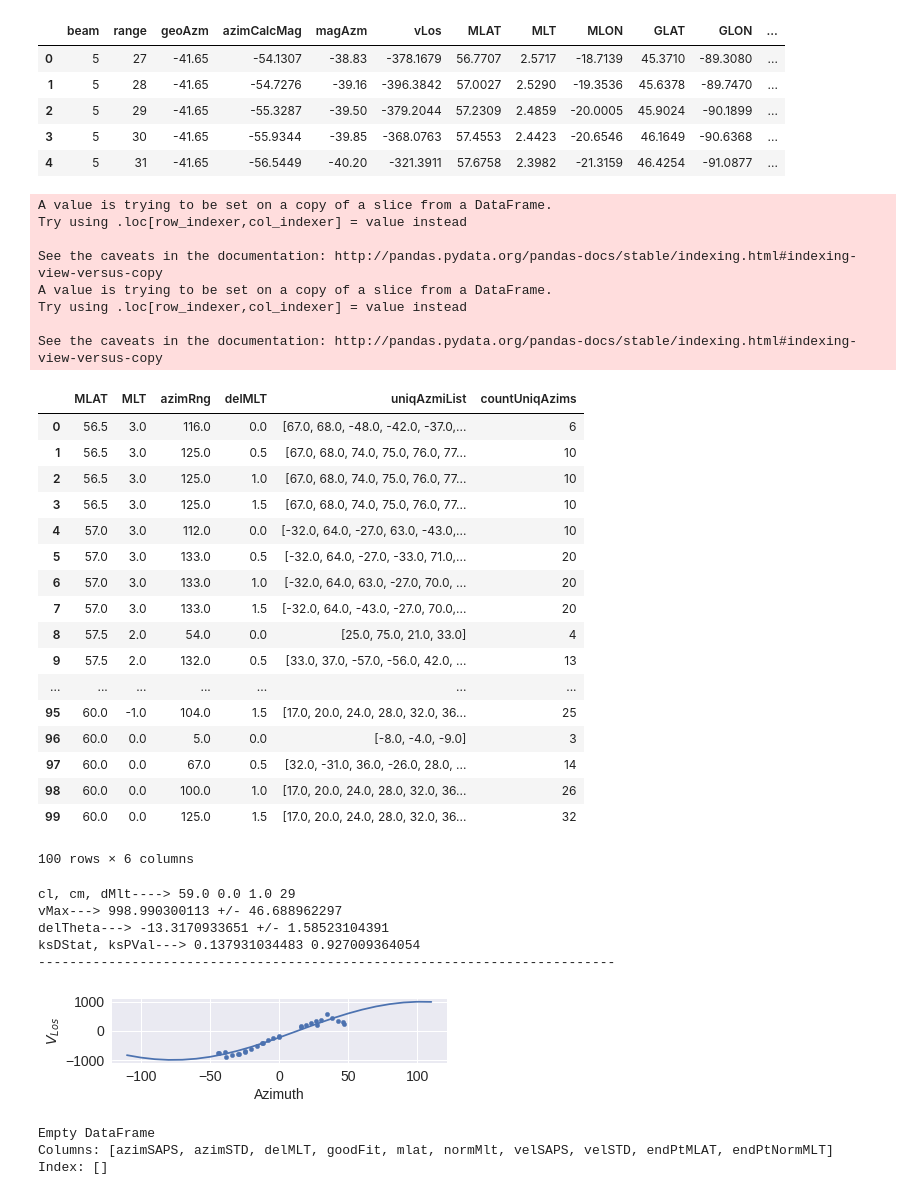
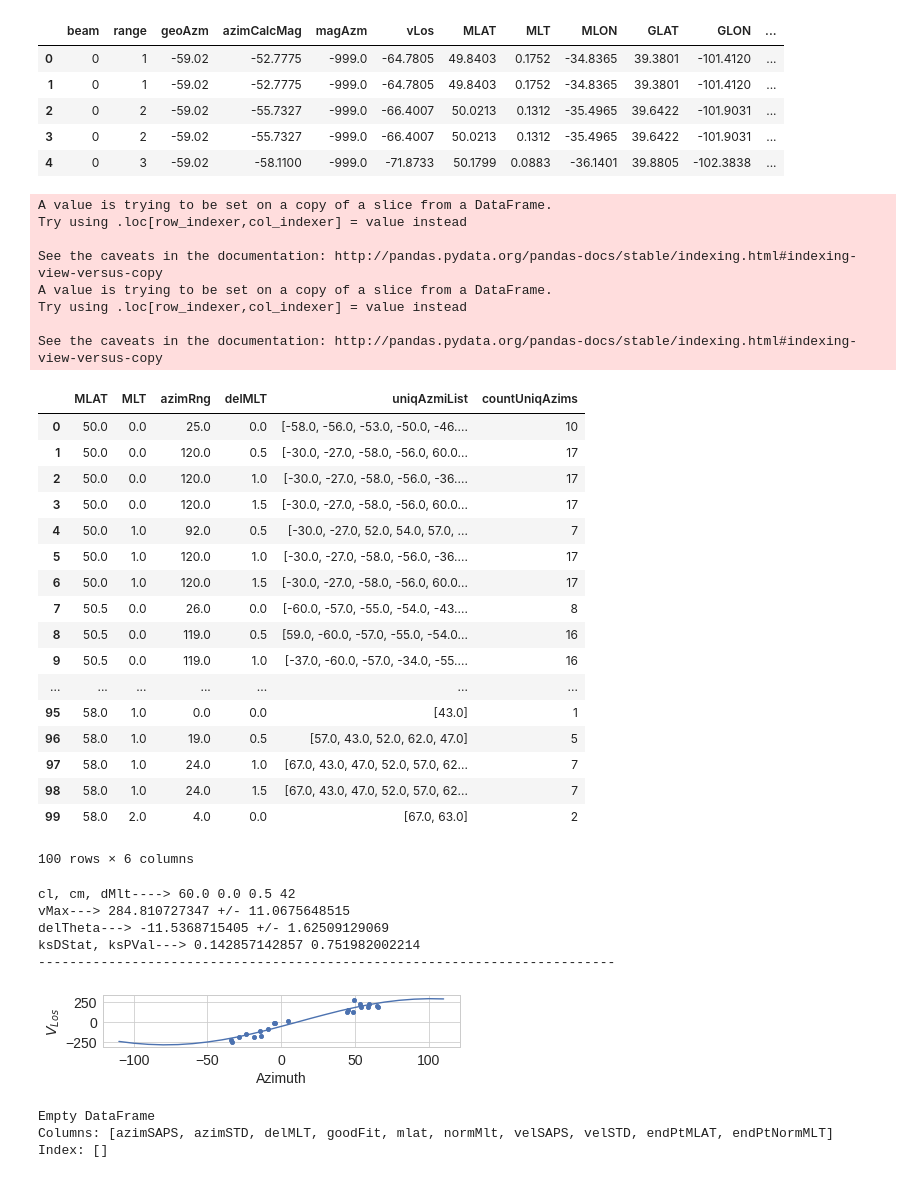
Before and after one commit to bharatreddy/indsvels, a Jupyter notebook: ipy/lshell-box.ipynb, the cells around one changed output. Saved outputs shown, nothing was run; the diff lists cells and outputs as text; code cells hidden in the pictures.

```diff
--- a/ipy/lshell-box.ipynb
+++ b/ipy/lshell-box.ipynb
@@ -14,7 +14,7 @@ from matplotlib import ticker
 from matplotlib import rcParams
 # %%
 # some constants and cutoffs
-mincutOffLosVel = 50.
+mincutOffLosVel = 10.
 maxcutOffLosVel = 2500.
 mincutOffspWdth = 10.
 maxcutOffspWdth = 500.
@@ -37,7 +37,7 @@ mltFitRange = 1.5
 inpCols = [ "beam", "range", "geoAzm", "azimCalcMag", "magAzm", "vLos"\
            , "MLAT", "MLT", "MLON", "GLAT", "GLON", "radId"\
            , "radCode","normMLT", "normMLTRound", "spwdth", "pwr" ]
-velsDataDF = pandas.read_csv("../data/apr9-840-losVels.txt")#test-losVels.txt
+velsDataDF = pandas.read_csv("../data/test-losVels.txt")#apr9-840-losVels.txt
 velsDataDF.columns = inpCols
 velsDataDF = velsDataDF[ (abs(velsDataDF["vLos"]) >= mincutOffLosVel) &\
                        (velsDataDF["spwdth"] >= mincutOffspWdth)&\
@@ -47,11 +47,11 @@ velsDataDF = velsDataDF[ (abs(velsDataDF["vLos"]) >= mincutOffLosVel) &\
 velsDataDF.head()
 # %% [output]
 |  | beam | range | geoAzm | azimCalcMag | magAzm | vLos | MLAT | MLT | MLON | GLAT | GLON | ... |
-| 0 | 5 | 27 | -41.65 | -54.1307 | -38.83 | -378.1679 | 56.7707 | 2.5717 | -18.7139 | 45.3710 | -89.3080 | ... |
-| 1 | 5 | 28 | -41.65 | -54.7276 | -39.16 | -396.3842 | 57.0027 | 2.5290 | -19.3536 | 45.6378 | -89.7470 | ... |
-| 2 | 5 | 29 | -41.65 | -55.3287 | -39.50 | -379.2044 | 57.2309 | 2.4859 | -20.0005 | 45.9024 | -90.1899 | ... |
-| 3 | 5 | 30 | -41.65 | -55.9344 | -39.85 | -368.0763 | 57.4553 | 2.4423 | -20.6546 | 46.1649 | -90.6368 | ... |
-| 4 | 5 | 31 | -41.65 | -56.5449 | -40.20 | -321.3911 | 57.6758 | 2.3982 | -21.3159 | 46.4254 | -91.0877 | ... |
+| 0 | 0 | 1 | -59.02 | -52.7775 | -999.0 | -64.7805 | 49.8403 | 0.1752 | -34.8365 | 39.3801 | -101.4120 | ... |
+| 1 | 0 | 1 | -59.02 | -52.7775 | -999.0 | -64.7805 | 49.8403 | 0.1752 | -34.8365 | 39.3801 | -101.4120 | ... |
+| 2 | 0 | 2 | -59.02 | -55.7327 | -999.0 | -66.4007 | 50.0213 | 0.1312 | -35.4965 | 39.6422 | -101.9031 | ... |
+| 3 | 0 | 2 | -59.02 | -55.7327 | -999.0 | -66.4007 | 50.0213 | 0.1312 | -35.4965 | 39.6422 | -101.9031 | ... |
+| 4 | 0 | 3 | -59.02 | -58.1100 | -999.0 | -71.8733 | 50.1799 | 0.0883 | -36.1401 | 39.8805 | -102.3838 | ... |
 # %%
 minLat = round( velsDataDF["MLAT"].min() )
 maxLat = round( velsDataDF["MLAT"].max() )
@@ -129,22 +129,22 @@ Try using .loc[row_indexer,col_indexer] = value instead
 
 See the caveats in the documentation: http://pandas.pydata.org/pandas-docs/stable/indexing.html#indexing-view-versus-copy
 |  | MLAT | MLT | azimRng | delMLT | uniqAzmiList | countUniqAzims |
-| 0 | 56.5 | 3.0 | 116.0 | 0.0 | [67.0, 68.0, -48.0, -42.0, -37.0,... | 6 |
-| 1 | 56.5 | 3.0 | 125.0 | 0.5 | [67.0, 68.0, 74.0, 75.0, 76.0, 77... | 10 |
-| 2 | 56.5 | 3.0 | 125.0 | 1.0 | [67.0, 68.0, 74.0, 75.0, 76.0, 77... | 10 |
-| 3 | 56.5 | 3.0 | 125.0 | 1.5 | [67.0, 68.0, 74.0, 75.0, 76.0, 77... | 10 |
-| 4 | 57.0 | 3.0 | 112.0 | 0.0 | [-32.0, 64.0, -27.0, 63.0, -43.0,... | 10 |
-| 5 | 57.0 | 3.0 | 133.0 | 0.5 | [-32.0, 64.0, -27.0, -33.0, 71.0,... | 20 |
-| 6 | 57.0 | 3.0 | 133.0 | 1.0 | [-32.0, 64.0, 63.0, -27.0, 70.0, ... | 20 |
-| 7 | 57.0 | 3.0 | 133.0 | 1.5 | [-32.0, 64.0, -43.0, -27.0, 70.0,... | 20 |
-| 8 | 57.5 | 2.0 | 54.0 | 0.0 | [25.0, 75.0, 21.0, 33.0] | 4 |
-| 9 | 57.5 | 2.0 | 132.0 | 0.5 | [33.0, 37.0, -57.0, -56.0, 42.0, ... | 13 |
+| 0 | 50.0 | 0.0 | 25.0 | 0.0 | [-58.0, -56.0, -53.0, -50.0, -46.... | 10 |
+| 1 | 50.0 | 0.0 | 120.0 | 0.5 | [-30.0, -27.0, -58.0, -56.0, 60.0... | 17 |
+| 2 | 50.0 | 0.0 | 120.0 | 1.0 | [-30.0, -27.0, -58.0, -56.0, -36.... | 17 |
+| 3 | 50.0 | 0.0 | 120.0 | 1.5 | [-30.0, -27.0, -58.0, -56.0, 60.0... | 17 |
+| 4 | 50.0 | 1.0 | 92.0 | 0.5 | [-30.0, -27.0, 52.0, 54.0, 57.0, ... | 7 |
+| 5 | 50.0 | 1.0 | 120.0 | 1.0 | [-30.0, -27.0, -58.0, -56.0, -36.... | 17 |
+| 6 | 50.0 | 1.0 | 120.0 | 1.5 | [-30.0, -27.0, -58.0, -56.0, 60.0... | 17 |
+| 7 | 50.5 | 0.0 | 26.0 | 0.0 | [-60.0, -57.0, -55.0, -54.0, -43.... | 8 |
+| 8 | 50.5 | 0.0 | 119.0 | 0.5 | [59.0, -60.0, -57.0, -55.0, -54.0... | 16 |
+| 9 | 50.5 | 0.0 | 119.0 | 1.0 | [-37.0, -60.0, -57.0, -34.0, -55.... | 16 |
 | ... | ... | ... | ... | ... | ... | ... |
-| 95 | 60.0 | -1.0 | 104.0 | 1.5 | [17.0, 20.0, 24.0, 28.0, 32.0, 36... | 25 |
-| 96 | 60.0 | 0.0 | 5.0 | 0.0 | [-8.0, -4.0, -9.0] | 3 |
-| 97 | 60.0 | 0.0 | 67.0 | 0.5 | [32.0, -31.0, 36.0, -26.0, 28.0, ... | 14 |
-| 98 | 60.0 | 0.0 | 100.0 | 1.0 | [17.0, 20.0, 24.0, 28.0, 32.0, 36... | 26 |
-| 99 | 60.0 | 0.0 | 125.0 | 1.5 | [17.0, 20.0, 24.0, 28.0, 32.0, 36... | 32 |
+| 95 | 58.0 | 1.0 | 0.0 | 0.0 | [43.0] | 1 |
+| 96 | 58.0 | 1.0 | 19.0 | 0.5 | [57.0, 43.0, 52.0, 62.0, 47.0] | 5 |
+| 97 | 58.0 | 1.0 | 24.0 | 1.0 | [67.0, 43.0, 47.0, 52.0, 57.0, 62... | 7 |
+| 98 | 58.0 | 1.0 | 24.0 | 1.5 | [67.0, 43.0, 47.0, 52.0, 57.0, 62... | 7 |
+| 99 | 58.0 | 2.0 | 4.0 | 0.0 | [67.0, 63.0] | 2 |
 100 rows × 6 columns
 # %%
 # Some fitting functions
@@ -213,8 +213,8 @@ for cl, cm in azimCharDF.groupby( [ "MLAT", "MLT" ] ).groups.keys():
         ksTestvLosFitArr = [ round( model_func(t, popt[0],popt[1]) )\
                                 for t in dfSel[fitAzmType].tolist() ]
         ksDStat, ksPVal = scipy.stats.ks_2samp( dfSel["vLos"].tolist(),ksTestvLosFitArr )
-        if cl == 59. and cm == 0.:
-            if dMlt == 1.:
+        if cl == 60. and cm == 0.:
+            if dMlt == 0.5:
                 figCl = cl
                 figCm = cm
                 figDmlt = dMlt
@@ -287,38 +287,38 @@ for cl, cm in azimCharDF.groupby( [ "MLAT", "MLT" ] ).groups.keys():
     # store results in arr
     if goodVelStd is not None:
         cellMlatArr.append( cl )
         cellMLTArr.append( cm )
         cellVelFitArr.append( goodVelFit )
         cellAzimFitArr.append( goodAzimFit )
         cellVelFitStdArr.append( goodVelStd )
         cellAzimFitStdArr.append( goodAzmStd )
         cellFitMLTRangeArr.append( goodDMLT )
         cellGoodFitFndArr.append( True )
 
 # convert to a dataframe
 fitResultsDF = pandas.DataFrame(
     {'mlat': cellMlatArr,
      'normMlt': cellMLTArr,
      'velSAPS': cellVelFitArr,
      'azimSAPS': cellAzimFitArr,
      'velSTD': cellVelFitStdArr,
      'azimSTD': cellAzimFitStdArr,
      'delMLT': cellFitMLTRangeArr,
      'goodFit': cellGoodFitFndArr
     })
 
 
 
 fig.savefig("../figs/fits-lshell/fit" + "_" + str(figCl) +\
             "_" + str(figCm) + "_" + str(figDmlt) + ".pdf",\
             bbox_inches='tight')
 # %% [output]
-cl, cm, dMlt----> 59.0 0.0 1.0 29
-vMax---> 998.990300113 +/- 46.688962297
-delTheta---> -13.3170933651 +/- 1.58523104391
-ksDStat, ksPVal---> 0.137931034483 0.927009364054
+cl, cm, dMlt----> 60.0 0.0 0.5 42
+vMax---> 284.810727347 +/- 11.0675648515
+delTheta---> -11.5368715405 +/- 1.62509129069
+ksDStat, ksPVal---> 0.142857142857 0.751982002214
 --------------------------------------------------------------------------
-[figure, old version]
+[figure, new version]
 # %%
 # Now for plotting purpose calculate end points
 fitResultsDF["endPtMLAT"] = numpy.round( (fitResultsDF["velSAPS"]/1000.) *\
```
Also changed, not shown: parts of 4 cells of this notebook, 42 other files.
